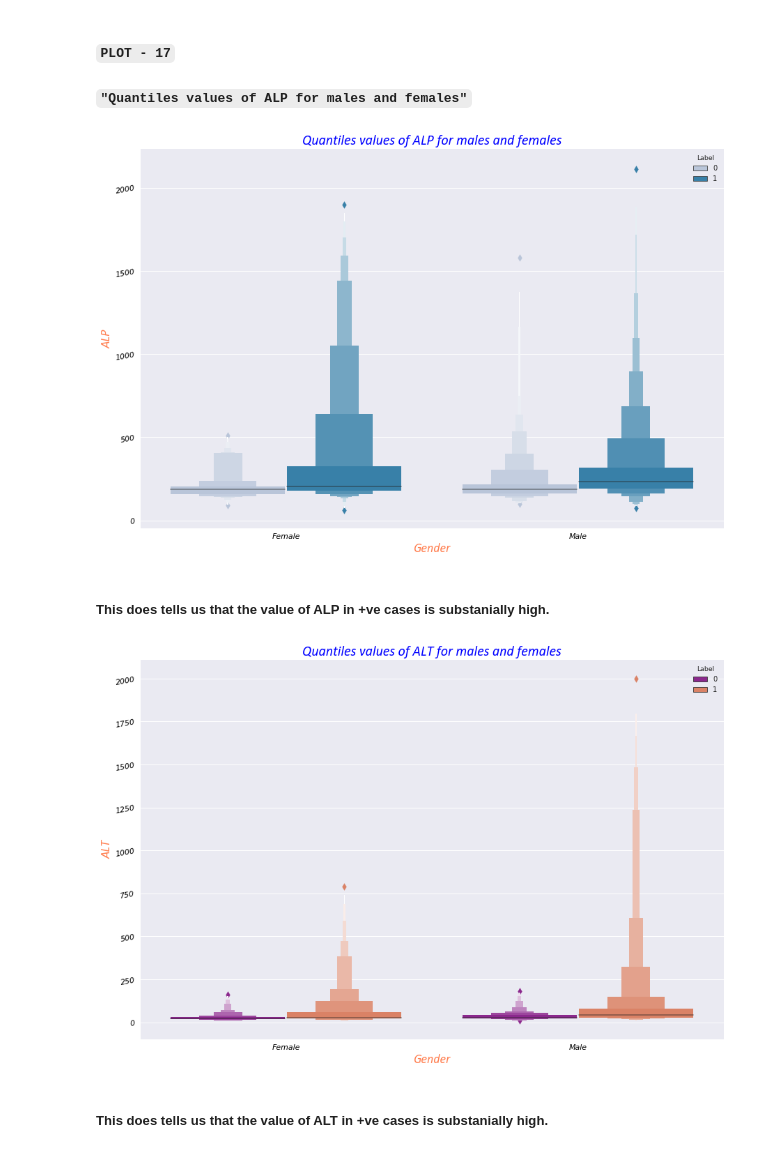
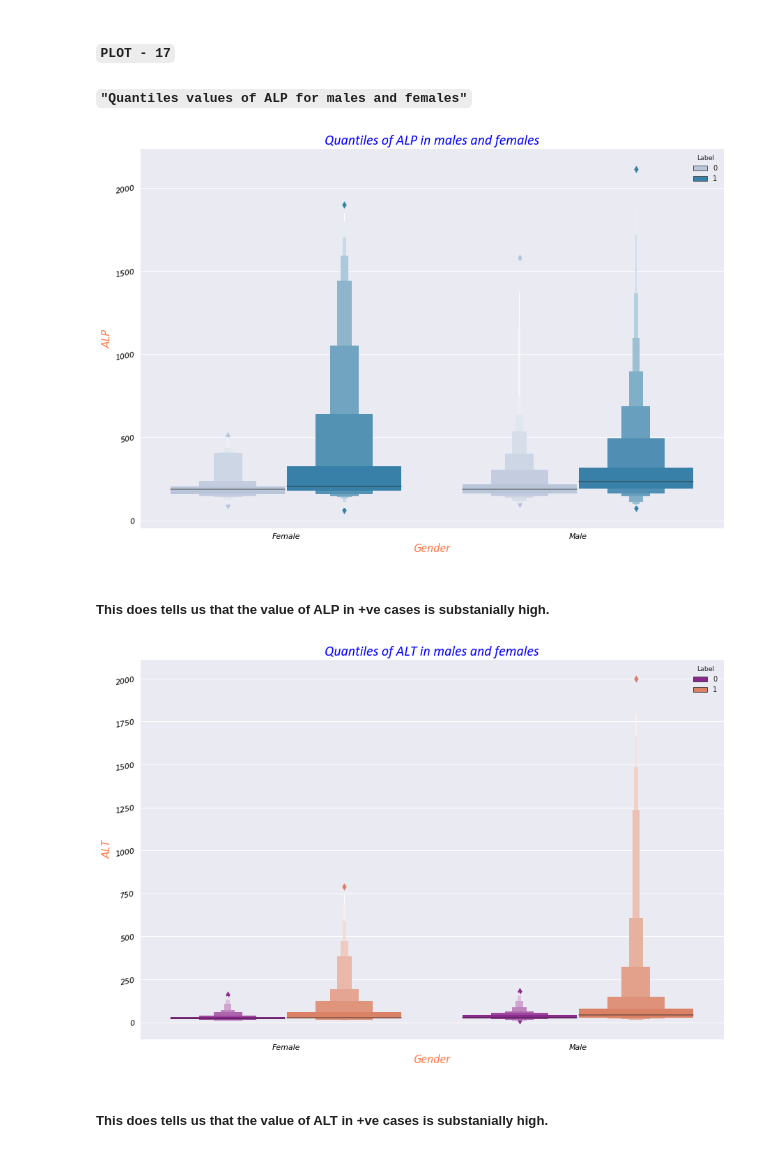
Before and after one commit to raj-shr-git/Liver_Disease_Data_Analysis, a Jupyter notebook: Liver_Patients_Classifier.ipynb, the cells around one changed output. Cells and saved outputs as stored; diff of their text form; code cells hidden in the pictures.

```diff
--- a/Liver_Patients_Classifier.ipynb
+++ b/Liver_Patients_Classifier.ipynb
@@ -875,15 +875,15 @@ pd.DataFrame(np.corrcoef(x=patients_df['Alamine_Aminotransferase'],y=patients_df
 # %%
 with plt.style.context('seaborn'):
     plt.figure(figsize=(15,10))
     sns.boxenplot(x='Gender',y='Alkaline_Phosphotase',hue='Label',data=patients_df,palette=sns.color_palette('PuBu',2))
     plt.xlabel('Gender',fontdict=label_font_dict)
     plt.ylabel('ALP',fontdict=label_font_dict)
-    plt.title('Quantiles values of ALP for males and females',fontdict=title_font_dict)
+    plt.title('Quantiles of ALP in males and females',fontdict=title_font_dict)
     plt.xticks(color='black',size=11,style='oblique')
     plt.yticks(rotation=10,color='black',size=11,style='oblique')
 plt.show()
 # %% [output]
-[figure, old version]
+[figure, new version]
 # %% [markdown]
 ##### **This does tells us that the value of ALP in +ve cases is substanially high.**
 # %%
@@ -892,12 +892,12 @@ with plt.style.context('seaborn'):
     sns.boxenplot(x='Gender',y='Alamine_Aminotransferase',hue='Label',data=patients_df,palette=sns.color_palette('plasma',2))
     plt.xlabel('Gender',fontdict=label_font_dict)
     plt.ylabel('ALT',fontdict=label_font_dict)
-    plt.title('Quantiles values of ALT for males and females',fontdict=title_font_dict)
+    plt.title('Quantiles of ALT in males and females',fontdict=title_font_dict)
     plt.xticks(color='black',size=11,style='oblique')
     plt.yticks(rotation=10,color='black',size=11,style='oblique')
 plt.show()
 # %% [output]
-[figure, old version]
+[figure, new version]
 # %% [markdown]
 ##### **This does tells us that the value of ALT in +ve cases is substanially high.**
 # %%
```
Also changed, not shown: parts of 13 cells of this notebook.
